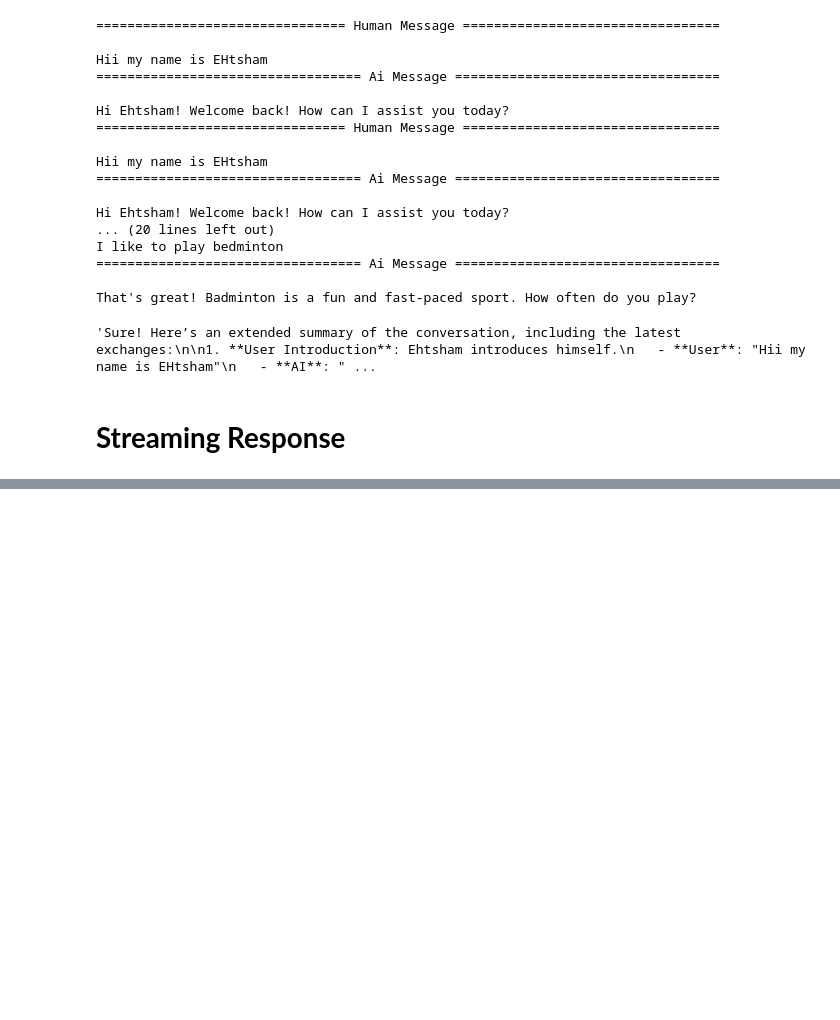
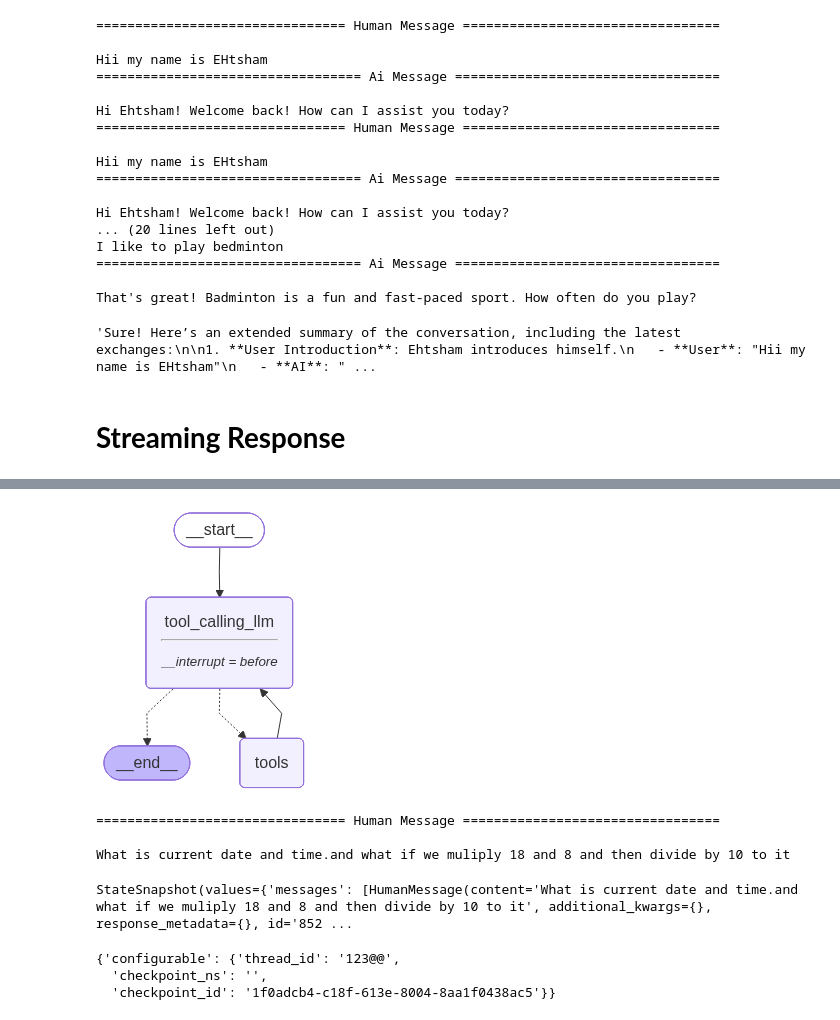
Before and after one commit to MrEhtsham0/mcp-demo, a Jupyter notebook: app/notebooks/langgraph_course.ipynb, the cells around one changed output, grey strips where cells are left out. Cells and saved outputs as stored; diff of their text form; code cells hidden in the pictures; blank space fills up the shorter version.

```diff
--- a/app/notebooks/langgraph_course.ipynb
+++ b/app/notebooks/langgraph_course.ipynb
@@ -351,0 +624,20 @@ for chunks in graph.stream({"messages": user_input},config_stream,stream_mode="u
+# %%
+from langgraph.prebuilt import tools_condition
+from langgraph.checkpoint.memory import MemorySaver
+memory = MemorySaver()
+
+builder = StateGraph(MyState)
+builder.add_node("tool_calling_llm", tool_calling_llm)
+builder.add_node("tools", ToolNode(tools))
+builder.add_edge(START, "tool_calling_llm")
+builder.add_conditional_edges(
+    "tool_calling_llm",
+    tools_condition,
+)
+builder.add_edge("tools", "tool_calling_llm")
+builder.add_edge("tool_calling_llm", END)
+graph = builder.compile(interrupt_before=["tool_calling_llm"],checkpointer=memory)
+# %%
+display(Image(graph.get_graph().draw_mermaid_png()))
+# %% [output]
+[figure, added]
@@ -351,0 +648,21 @@ for chunks in graph.stream({"messages": user_input},config_stream,stream_mode="u
+# %%
+for event in graph.stream({"messages": user_input},config,stream_mode="values"):
+    event["messages"][-1].pretty_print()
+# %% [output]
+================================ Human Message =================================
+
+What is current date and time.and what if we muliply 18 and 8 and then divide by 10 to it
+# %%
+state=graph.get_state(config)
+state
+# %% [output]
+StateSnapshot(values={'messages': [HumanMessage(content='What is current date and time.and what if we muliply 18 and 8 and then divide by 10 to it', additional_kwargs={}, response_metadata={}, id='852 ...
+# %%
+graph.update_state(
+    config,
+    {"messages": [HumanMessage(content="No,Actually I want to add 20+19")]},
+)
+# %% [output]
+{'configurable': {'thread_id': '123@@',
+  'checkpoint_ns': '',
+  'checkpoint_id': '1f0adcb4-c18f-613e-8004-8aa1f0438ac5'}}
```
Also changed, not shown: parts of 65 cells of this notebook, 11 other files.
